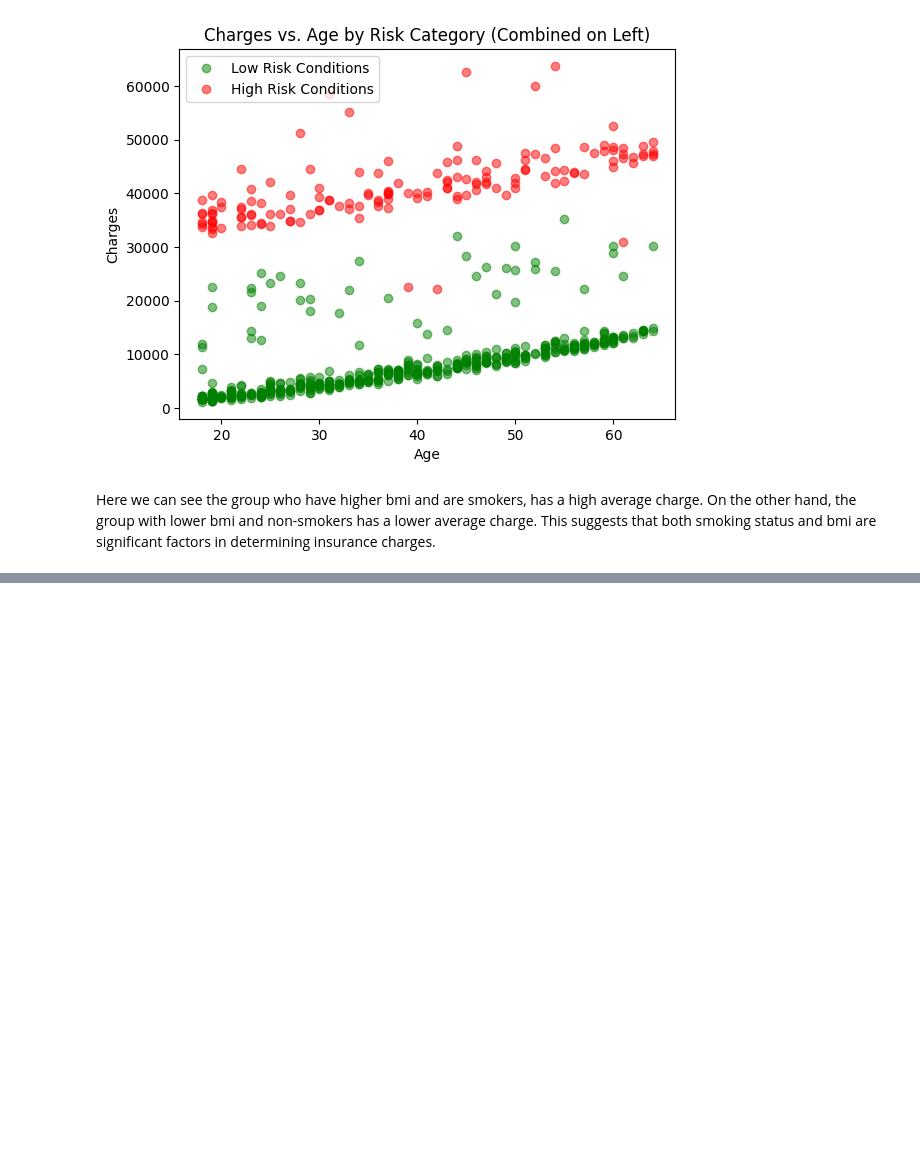
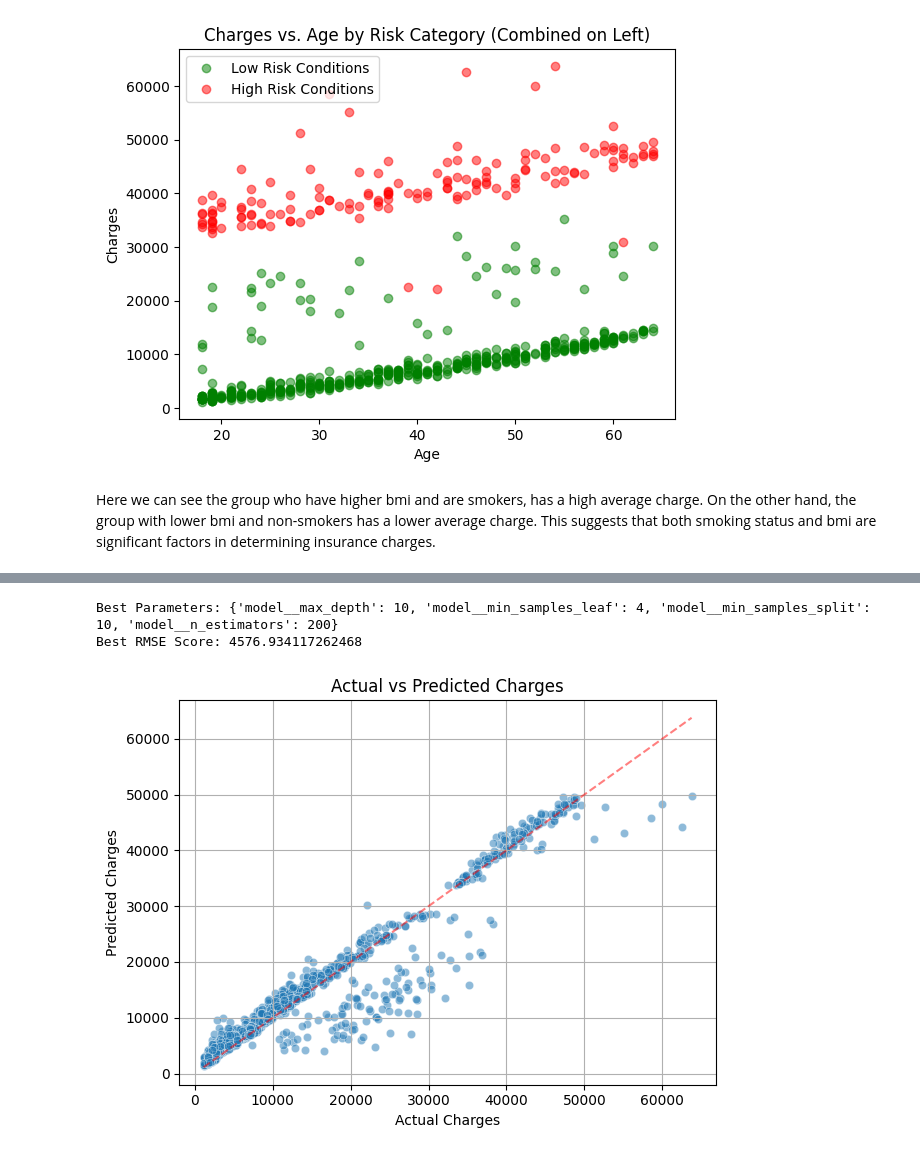
Before and after one commit to Slay-Shayer/insurance_mahbub, a Jupyter notebook: insurance.ipynb, the cells around one changed output, grey strips where cells are left out. Saved outputs shown, nothing was run; the diff lists cells and outputs as text; code cells hidden in the pictures; blank space fills up the shorter version.

```diff
--- a/insurance.ipynb
+++ b/insurance.ipynb
@@ -136,0 +230,26 @@ Here we can see the group who have higher bmi and are smokers, has a high averag
+# %%
+rf_pipeline = Pipeline(
+    steps = [
+('preprocessro', preprocessor),
+('model', RandomForestRegressor(random_state=42))
+    ]
+)
+
+param_grid = {
+    'model__n_estimators': [50, 100, 200],
+    'model__max_depth': [None, 10, 20, 30],
+    'model__min_samples_split': [2, 5, 10],
+    'model__min_samples_leaf': [1, 2, 4]
+}
+
+grid_search_model = GridSearchCV(
+    rf_pipeline,
+    param_grid,
+    cv=5,
+    scoring='neg_mean_squared_error',
+    verbose=1,
+    n_jobs=-1
+)
+
+
+grid_search_model.fit(X, y)
@@ -136,0 +275,22 @@ Here we can see the group who have higher bmi and are smokers, has a high averag
+# %%
+print("Best Parameters:", grid_search_model.best_params_)
+print("Best RMSE Score:", np.sqrt(-grid_search_model.best_score_))
+# %% [output]
+Best Parameters: {'model__max_depth': 10, 'model__min_samples_leaf': 4, 'model__min_samples_split': 10, 'model__n_estimators': 200}
+Best RMSE Score: 4576.934117262468
+# %%
+y_pred = grid_search_model.predict(X)
+
+
+
+plt.figure()
+sns.scatterplot(x=y, y=y_pred, alpha=0.5, markers='o', edgecolor='w')
+plt.xlabel('Actual Charges')
+plt.ylabel('Predicted Charges')
+plt.plot([y.min(), y.max()], [y.min(), y.max()], 'r--', alpha = 0.5)
+plt.grid('True')
+plt.title('Actual vs Predicted Charges')
+plt.tight_layout()
+plt.show()
+# %% [output]
+[figure, added]
```
Also changed, not shown: parts of 16 cells of this notebook.
